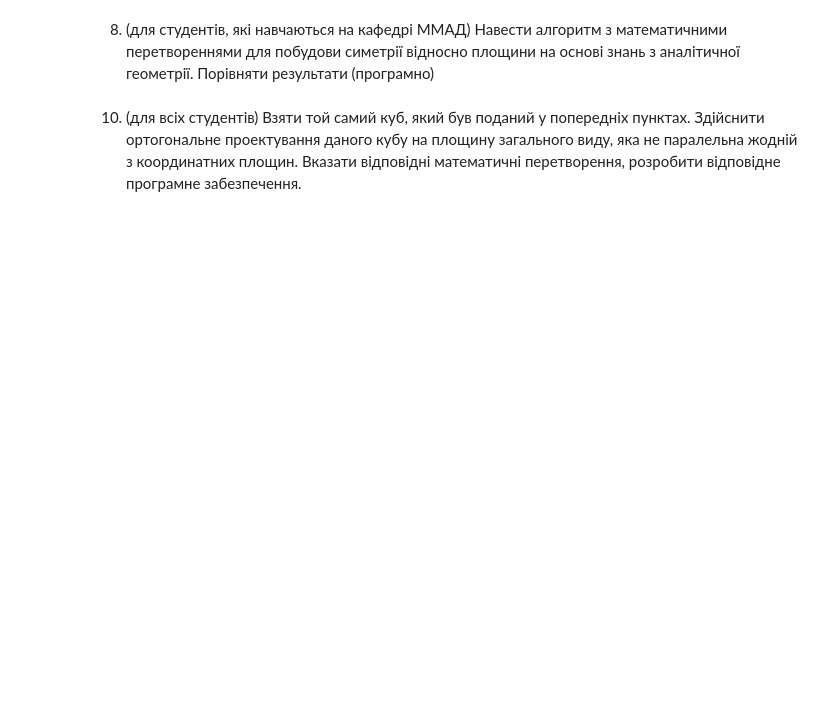
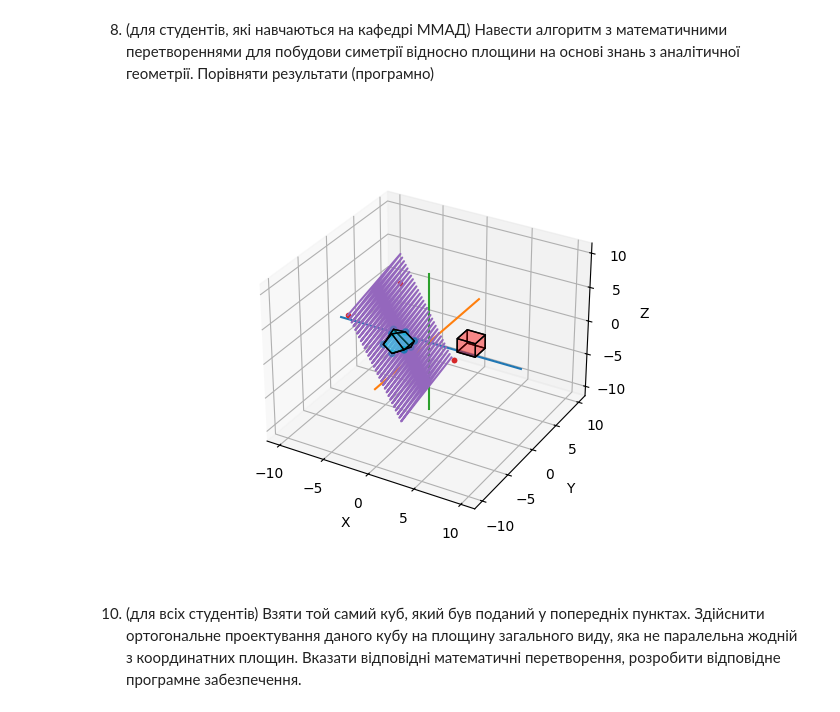
Before and after one commit to KlymentievMaksym/CompGraph, a Jupyter notebook: Lab2.ipynb, the cells around one changed output. Drawn from its saved outputs; the diff is of its cells as text; code cells hidden in the pictures; blank space fills up the shorter version.

```diff
--- a/Lab2.ipynb
+++ b/Lab2.ipynb
@@ -407,4 +506,10 @@ cube_space.plot3d(True, space=space)
 # %% [markdown]
 8. (для студентів, які навчаються на кафедрі ММАД) Навести алгоритм з математичними перетвореннями для побудови симетрії відносно площини на основі знань з аналітичної геометрії. Порівняти результати (програмно)
+# %%
+cube_space_another = cube.copy()
+cube_space_another.symetria_above_space_another(space)
+cube_space_another.plot3d(True, space=space)
+# %% [output]
+[figure, added]
 # %% [markdown]
 10. (для всіх студентів) Взяти той самий куб, який був поданий у попередніх пунктах. Здійснити ортогональне проектування даного кубу на площину загального виду, яка не паралельна жодній з координатних площин. Вказати відповідні математичні перетворення, розробити відповідне програмне забезпечення.
```
Also changed, not shown: parts of 6 cells of this notebook.
